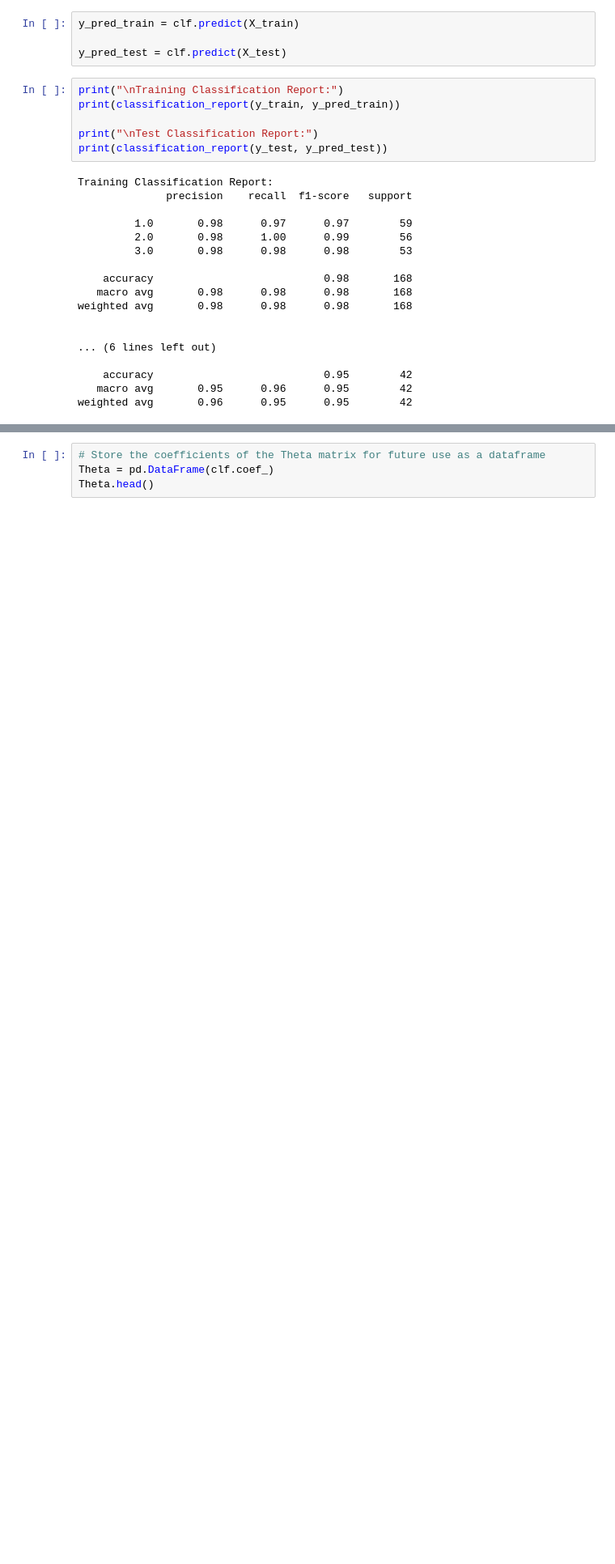
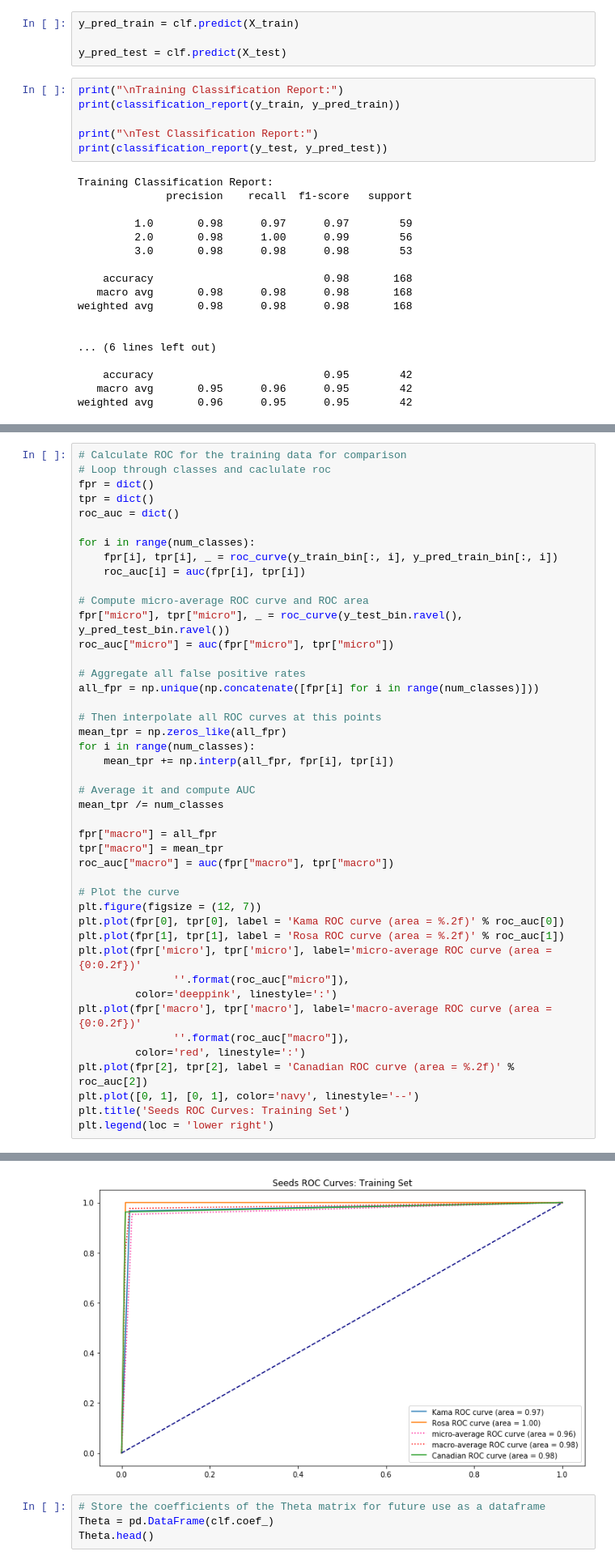
Before and after one commit to nanodoc2020/Springboard, a Jupyter notebook: Capstone-Project1/Code/Logistic_Regression_Model.ipynb, the cells around one changed output, grey strips where cells are left out. Shown at 81% size. Drawn from its saved outputs; the diff is of its cells as text; blank space fills up the shorter version.

```diff
--- a/Capstone-Project1/Code/Logistic_Regression_Model.ipynb
+++ b/Capstone-Project1/Code/Logistic_Regression_Model.ipynb
@@ -284,0 +347,45 @@ probabilities.head()
+# %%
+# Calculate ROC for the training data for comparison
+# Loop through classes and caclulate roc
+fpr = dict()
+tpr = dict()
+roc_auc = dict()
+
+for i in range(num_classes):
+    fpr[i], tpr[i], _ = roc_curve(y_train_bin[:, i], y_pred_train_bin[:, i])
+    roc_auc[i] = auc(fpr[i], tpr[i])
+
+# Compute micro-average ROC curve and ROC area
+fpr["micro"], tpr["micro"], _ = roc_curve(y_test_bin.ravel(), y_pred_test_bin.ravel())
+roc_auc["micro"] = auc(fpr["micro"], tpr["micro"])
+
+# Aggregate all false positive rates
+all_fpr = np.unique(np.concatenate([fpr[i] for i in range(num_classes)]))
+
+# Then interpolate all ROC curves at this points
+mean_tpr = np.zeros_like(all_fpr)
+for i in range(num_classes):
+    mean_tpr += np.interp(all_fpr, fpr[i], tpr[i])
+
+# Average it and compute AUC
+mean_tpr /= num_classes
+
+fpr["macro"] = all_fpr
+tpr["macro"] = mean_tpr
+roc_auc["macro"] = auc(fpr["macro"], tpr["macro"])
+
+# Plot the curve
+plt.figure(figsize = (12, 7))
+plt.plot(fpr[0], tpr[0], label = 'Kama ROC curve (area = %.2f)' % roc_auc[0])
+plt.plot(fpr[1], tpr[1], label = 'Rosa ROC curve (area = %.2f)' % roc_auc[1])
+plt.plot(fpr['micro'], tpr['micro'], label='micro-average ROC curve (area = {0:0.2f})'
+               ''.format(roc_auc["micro"]),
+         color='deeppink', linestyle=':')
+plt.plot(fpr['macro'], tpr['macro'], label='macro-average ROC curve (area = {0:0.2f})'
+               ''.format(roc_auc["macro"]),
+         color='red', linestyle=':')
+plt.plot(fpr[2], tpr[2], label = 'Canadian ROC curve (area = %.2f)' % roc_auc[2])
+plt.plot([0, 1], [0, 1], color='navy', linestyle='--')
+plt.title('Seeds ROC Curves: Training Set')
+plt.legend(loc = 'lower right')
+# %% [output]
@@ -285,3 +393,4 @@ probabilities.head()
+[figure, added]
 # %%
 # Store the coefficients of the Theta matrix for future use as a dataframe
 Theta = pd.DataFrame(clf.coef_)
```
Also changed, not shown: parts of 4 cells of this notebook, 1 other file.
